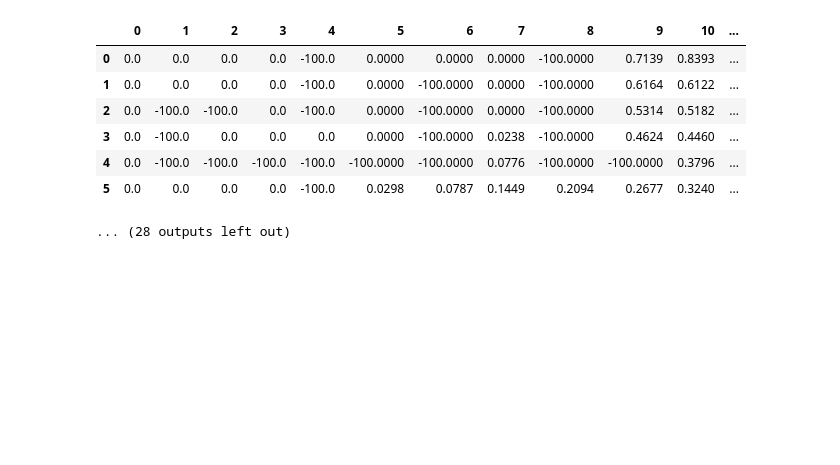
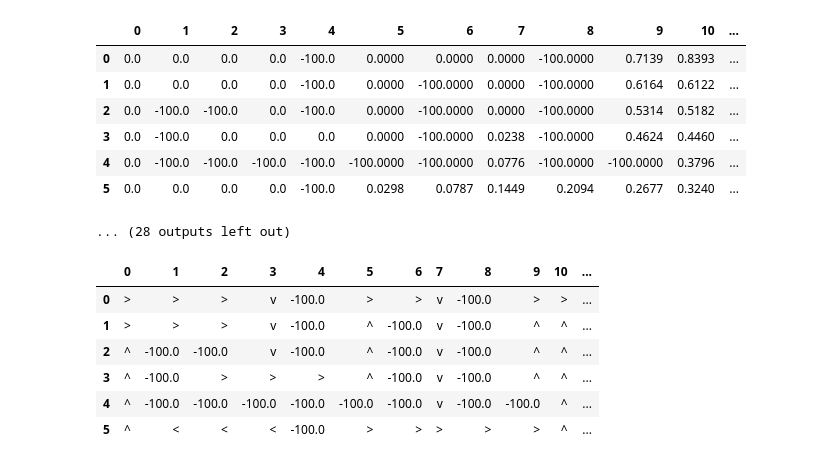
Before and after one commit to eggtgg/bt_minhtriho_all, a Jupyter notebook: hoctangcuong/bt6-29.03.24/bt_tao_ham_day6_HoMinhTri.ipynb, the cells around one changed output. Drawn from its saved outputs; the diff is of its cells as text; code cells hidden in the pictures; blank space fills up the shorter version.

```diff
--- a/hoctangcuong/bt6-29.03.24/bt_tao_ham_day6_HoMinhTri.ipynb
+++ b/hoctangcuong/bt6-29.03.24/bt_tao_ham_day6_HoMinhTri.ipynb
@@ -170,0 +173,43 @@ lần lặp: 6
+# %%
+df_go_array = pd.DataFrame(go_array)
+# %%
+def find_best_move(moves, array):
+  max_value = -101
+  for move in moves:
+    value = array[move]
+    if value > max_value:
+      max_value= value
+      best_move = move
+  return best_move
+# %%
+def compare_move(p, move):
+  if p[0] == move[0]:
+    if p[1] == move[1]-1:
+      way = ">"
+    else:
+      way = "<"
+  elif p[1] == move[1]:
+    if p[0] == move[0]-1:
+      way = "v"
+    else:
+      way = "^"
+  return way
+# %%
+for i, row in enumerate(V):
+  #print(i)
+  for j, _ in enumerate(row):
+    if (i,j) not in done:
+      moves = find_move(i,j, V.shape)
+      best_move = find_best_move(moves, go_array)
+      way = compare_move((i,j),best_move)
+      df_go_array.iloc[i, j] = way
+# %%
+df_go_array
+# %% [output]
+|  | 0 | 1 | 2 | 3 | 4 | 5 | 6 | 7 | 8 | 9 | 10 | ... |
+| 0 | > | > | > | v | -100.0 | > | > | v | -100.0 | > | > | ... |
+| 1 | > | > | > | v | -100.0 | ^ | -100.0 | v | -100.0 | ^ | ^ | ... |
+| 2 | ^ | -100.0 | -100.0 | v | -100.0 | ^ | -100.0 | v | -100.0 | ^ | ^ | ... |
+| 3 | ^ | -100.0 | > | > | > | ^ | -100.0 | v | -100.0 | ^ | ^ | ... |
+| 4 | ^ | -100.0 | -100.0 | -100.0 | -100.0 | -100.0 | -100.0 | v | -100.0 | -100.0 | ^ | ... |
+| 5 | ^ | < | < | < | -100.0 | > | > | > | > | > | ^ | ... |
```
Also changed, not shown: parts of 1 cell of this notebook.
